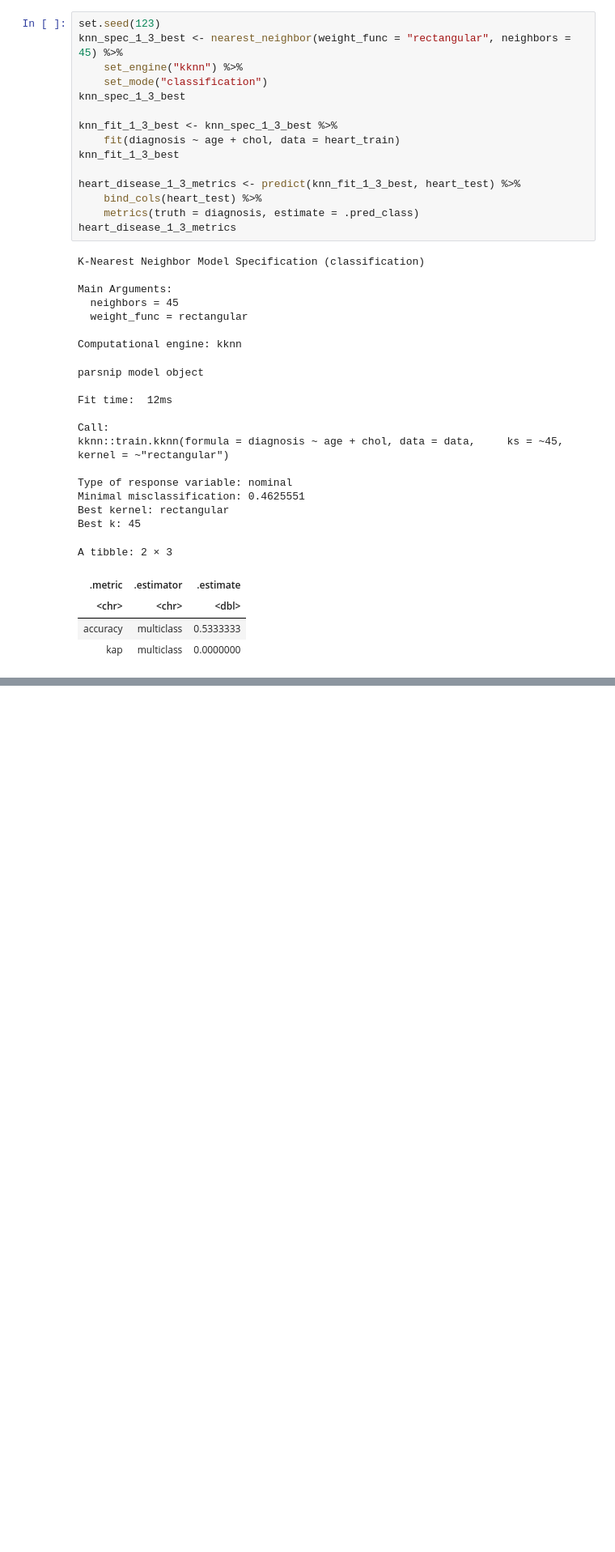
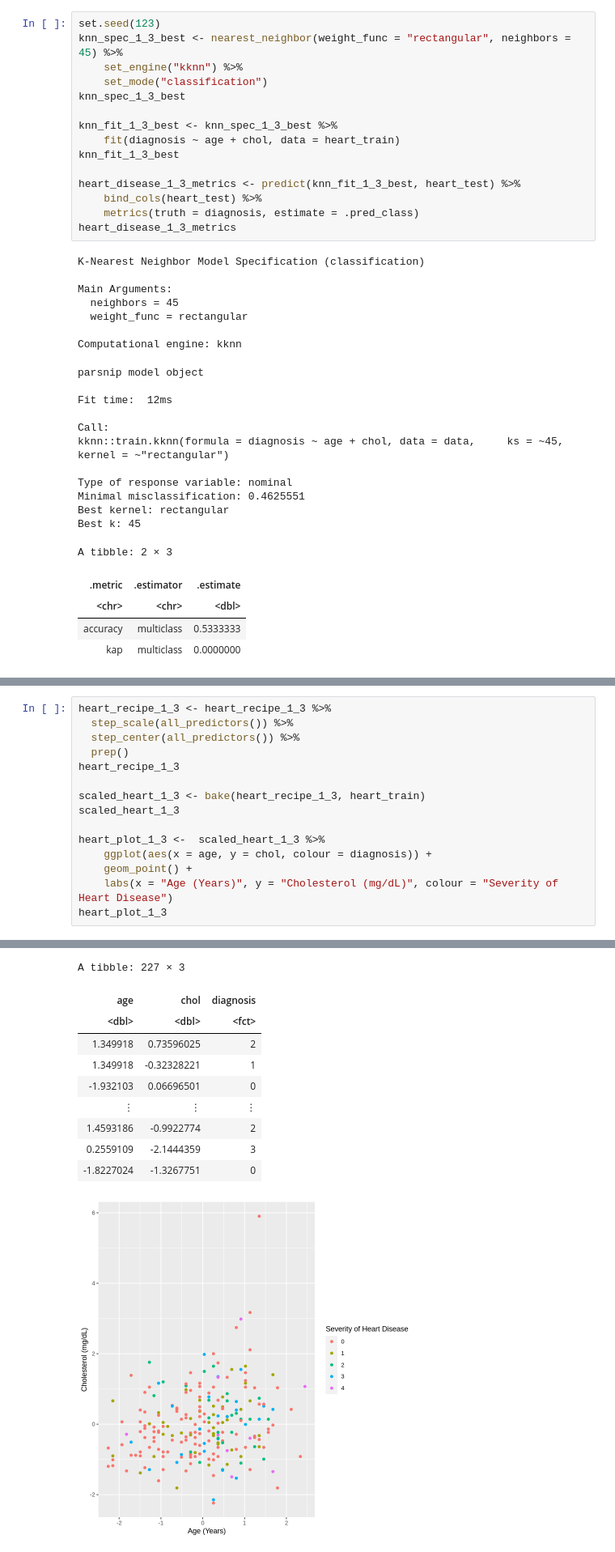
Before and after one commit to Q-Torstensen/heart_group_proposal, a Jupyter notebook: group_project_proposal.ipynb, the cells around one changed output, grey strips where cells are left out. Shown at 81% size. Cells and saved outputs as stored; diff of their text form; blank space fills up the shorter version.

```diff
--- a/group_project_proposal.ipynb
+++ b/group_project_proposal.ipynb
@@ -260,0 +321,16 @@ A tibble: 2 × 3
+# %%
+heart_recipe_1_3 <- heart_recipe_1_3 %>%
+  step_scale(all_predictors()) %>%
+  step_center(all_predictors()) %>%
+  prep()
+heart_recipe_1_3
+
+scaled_heart_1_3 <- bake(heart_recipe_1_3, heart_train)
+scaled_heart_1_3
+
+heart_plot_1_3 <-  scaled_heart_1_3 %>%
+    ggplot(aes(x = age, y = chol, colour = diagnosis)) +
+    geom_point() +
+    labs(x = "Age (Years)", y = "Cholesterol (mg/dL)", colour = "Severity of Heart Disease")
+heart_plot_1_3
+# %% [output]
@@ -260,0 +353,11 @@ A tibble: 2 × 3
+A tibble: 227 × 3
+| age | chol | diagnosis |
+| <dbl> | <dbl> | <fct> |
+| 1.349918 | 0.73596025 | 2 |
+| 1.349918 | -0.32328221 | 1 |
+| -1.932103 | 0.06696501 | 0 |
+| ⋮ | ⋮ | ⋮ |
+| 1.4593186 | -0.9922774 | 2 |
+| 0.2559109 | -2.1444359 | 3 |
+| -1.8227024 | -1.3267751 | 0 |
+[figure, added]
```
Also changed, not shown: parts of 5 cells of this notebook.
